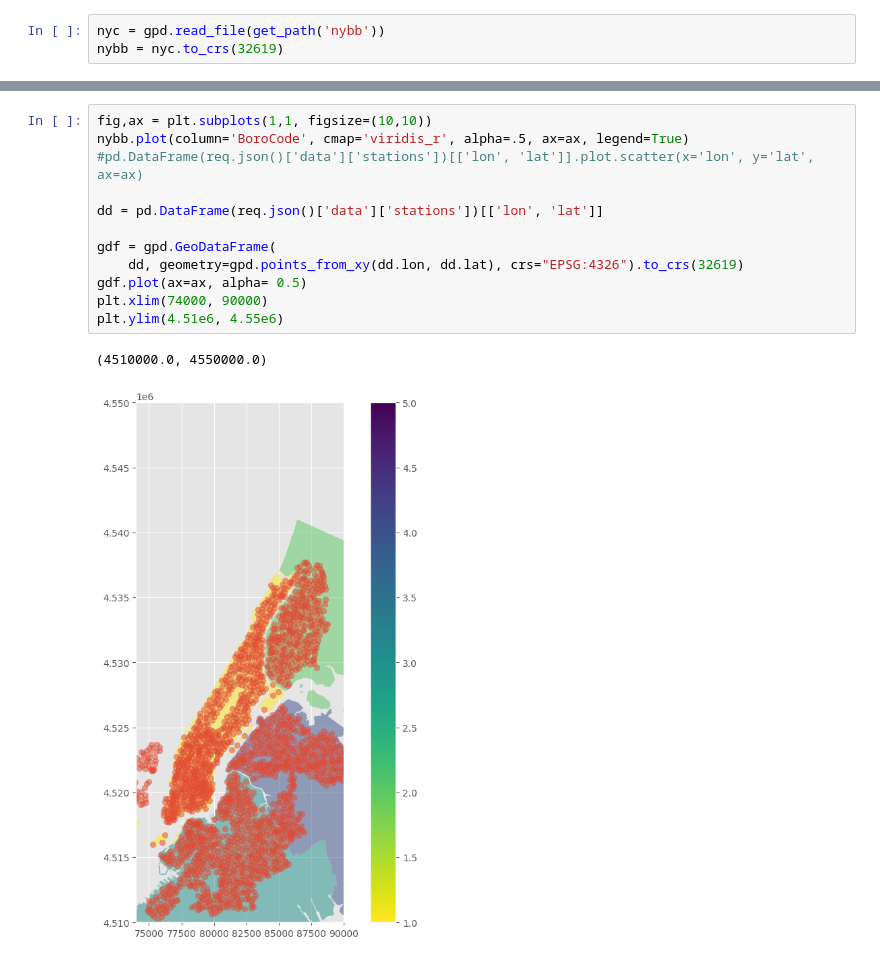
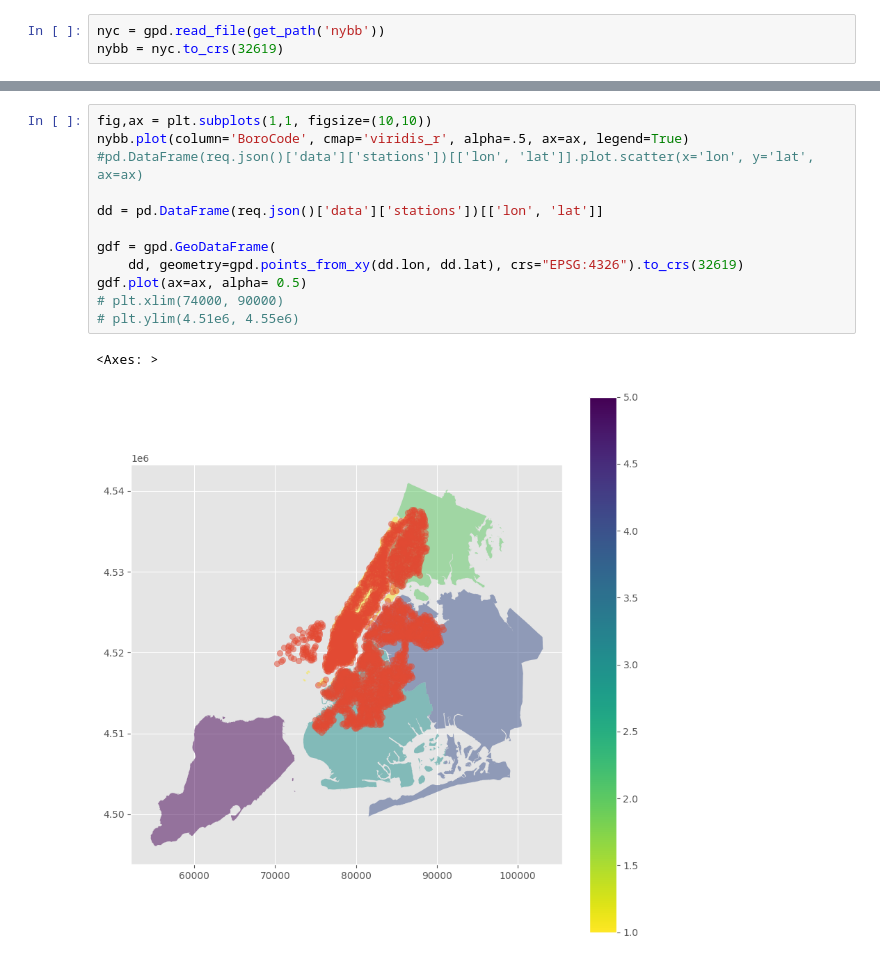
Before and after one commit to loicdiridollou/citibikedata, a Jupyter notebook: notebooks/eda.ipynb, the cells around one changed output, grey strips where cells are left out. Drawn from its saved outputs; the diff is of its cells as text.

Commit message:
Add more plotting of the stations

```diff
--- a/notebooks/eda.ipynb
+++ b/notebooks/eda.ipynb
@@ -65,15 +71,15 @@ pd.DataFrame(req.json()['data']['stations'])[['lon', 'lat']].head()
 # %%
 fig,ax = plt.subplots(1,1, figsize=(10,10))
 nybb.plot(column='BoroCode', cmap='viridis_r', alpha=.5, ax=ax, legend=True)
 #pd.DataFrame(req.json()['data']['stations'])[['lon', 'lat']].plot.scatter(x='lon', y='lat', ax=ax)
 
 dd = pd.DataFrame(req.json()['data']['stations'])[['lon', 'lat']]
 
 gdf = gpd.GeoDataFrame(
     dd, geometry=gpd.points_from_xy(dd.lon, dd.lat), crs="EPSG:4326").to_crs(32619)
 gdf.plot(ax=ax, alpha= 0.5)
-plt.xlim(74000, 90000)
-plt.ylim(4.51e6, 4.55e6)
+# plt.xlim(74000, 90000)
+# plt.ylim(4.51e6, 4.55e6)
 # %% [output]
-(4510000.0, 4550000.0)
+<Axes: >
-[figure, old version]
+[figure, new version]
```
Also changed, not shown: parts of 20 cells of this notebook.
